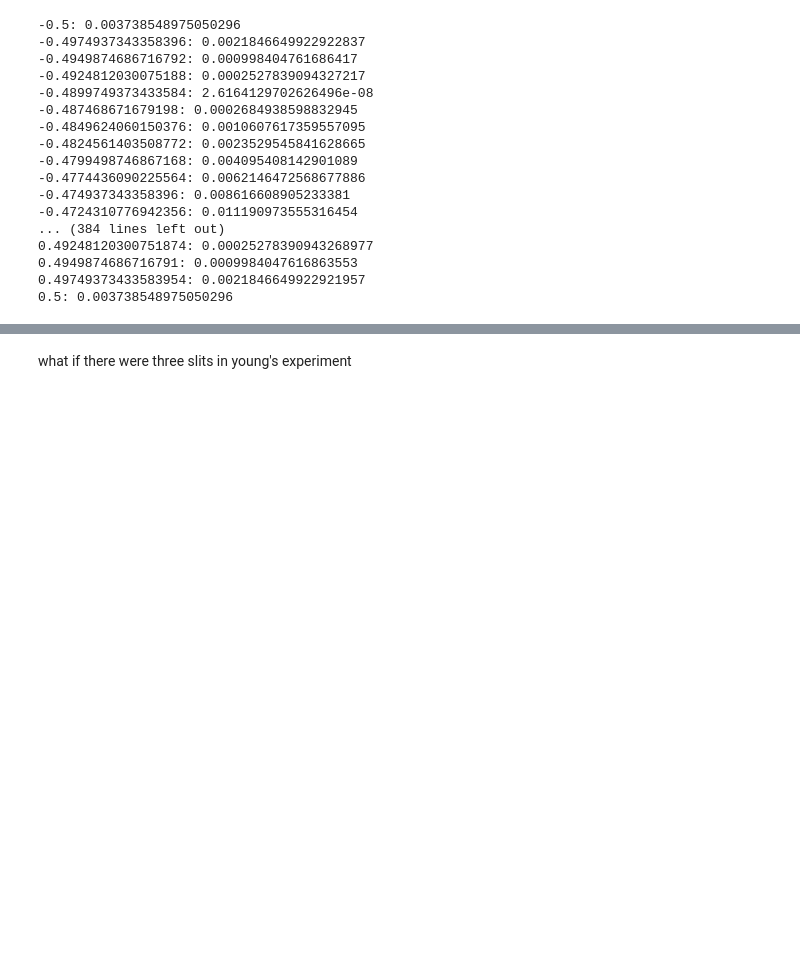
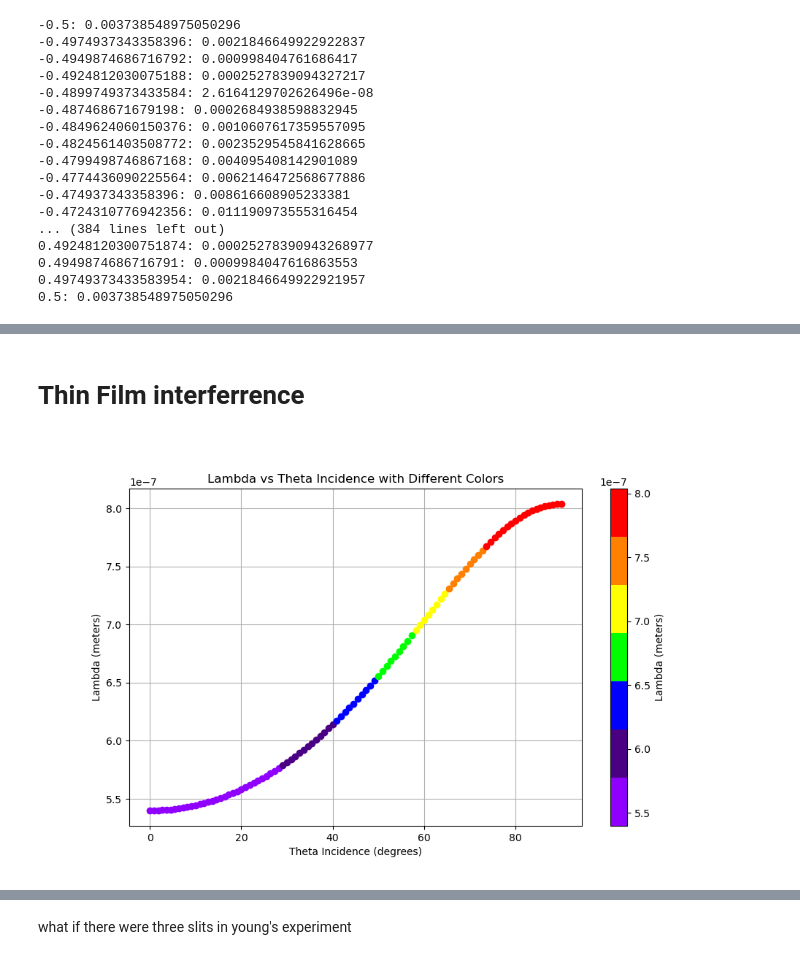
Before and after one commit to BakulTakthar/physical-optics, a Jupyter notebook: main.ipynb, the cells around one changed output, grey strips where cells are left out. Drawn from its saved outputs; the diff is of its cells as text; code cells hidden in the pictures; blank space fills up the shorter version.

Commit message:
thin film interferrence done

```diff
--- a/main.ipynb
+++ b/main.ipynb
@@ -139,0 +137,2 @@ TypeError: where() got an unexpected keyword argument 'beta'
+# %% [markdown]
+# Thin Film interferrence
@@ -139,0 +164,33 @@ TypeError: where() got an unexpected keyword argument 'beta'
+# %%
+%matplotlib widget
+from matplotlib.colors import ListedColormap
+
+# Define the vibyor colormap
+vibyor_colors = [
+    (0.56, 0.0, 1.0),  # Violet
+    (0.29, 0.0, 0.51), # Indigo
+    (0.0, 0.0, 1.0),   # Blue
+    (0.0, 1.0, 0.0),   # Green
+    (1.0, 1.0, 0.0),   # Yellow
+    (1.0, 0.5, 0.0),   # Orange
+    (1.0, 0.0, 0.0)    # Red
+]
+vibyor_cmap = ListedColormap(vibyor_colors, name='vibyor')
+
+# Normalize lambda values for colormap
+norm = plt.Normalize(min(lambda_values), max(lambda_values))
+
+plt.figure(figsize=(10, 6))
+
+for i, lambda_ in enumerate(lambda_values):
+    color = vibyor_cmap(norm(lambda_))
+    plt.plot(theta_incidence_values[i] * (180 / np.pi), lambda_,'o', color=color)
+
+plt.xlabel('Theta Incidence (degrees)')
+plt.ylabel('Lambda (meters)')
+plt.title('Lambda vs Theta Incidence with Different Colors')
+plt.colorbar(plt.cm.ScalarMappable(norm=norm, cmap=vibyor_cmap), label='Lambda (meters)')
+plt.grid(True)
+plt.show()
+# %% [output]
+[figure, added]
```
Also changed, not shown: parts of 3 cells of this notebook.
